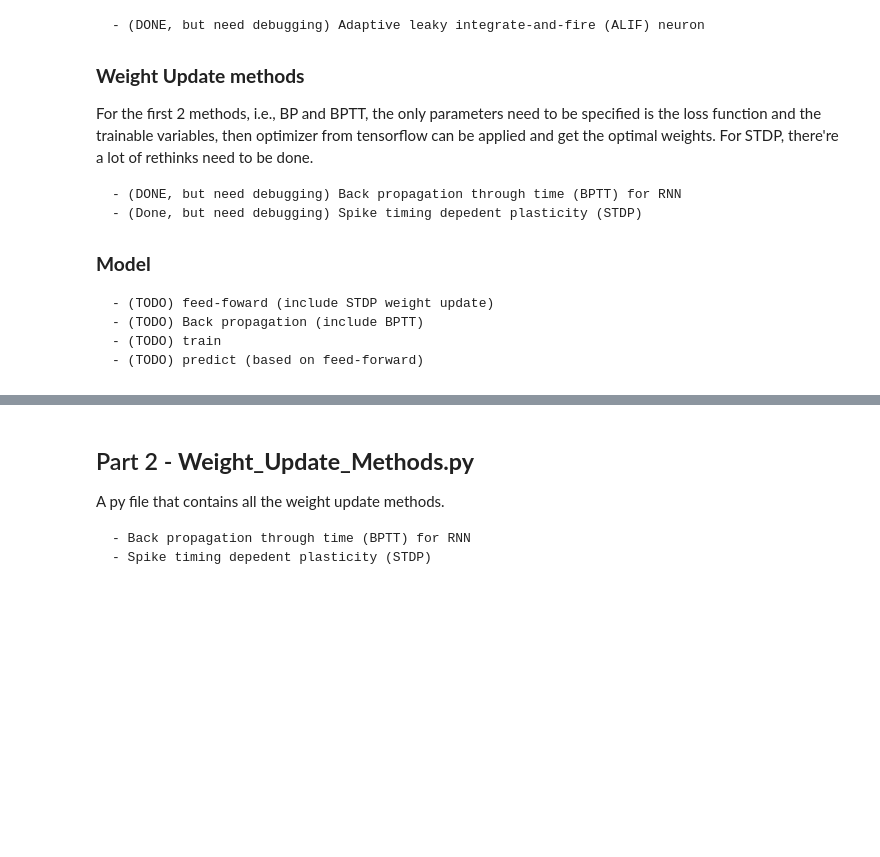
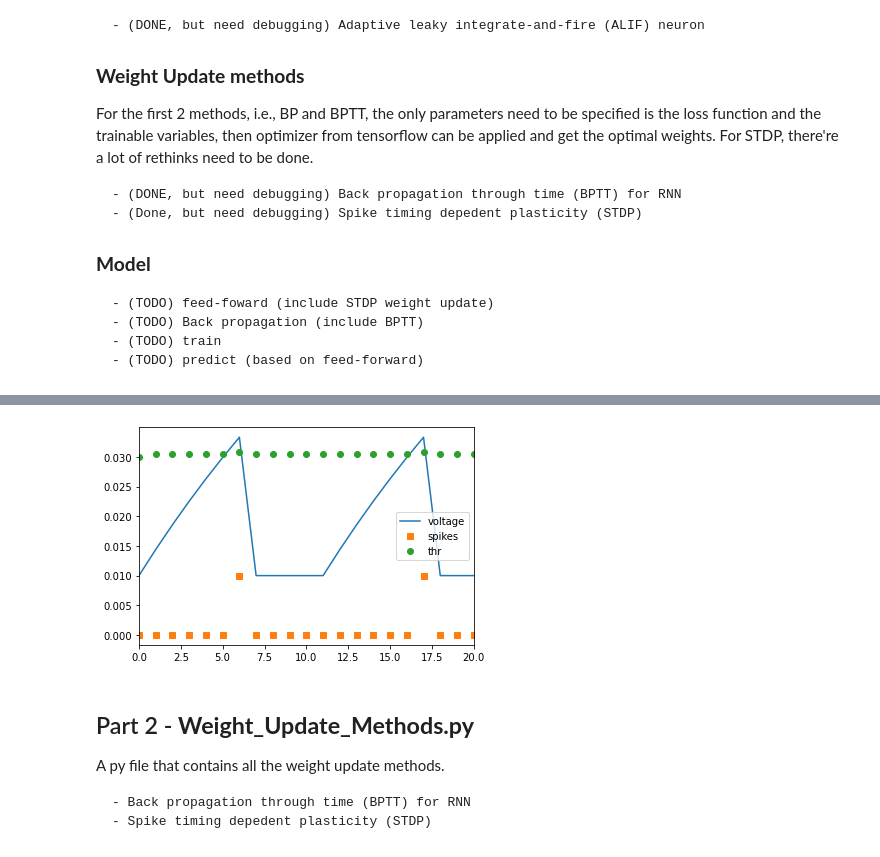
Before and after one commit to ChrizZhuang/Adaptive_SRNN_memtransistor, a Jupyter notebook: SRNN_develop.ipynb, the cells around one changed output, grey strips where cells are left out. Saved outputs shown, nothing was run; the diff lists cells and outputs as text; code cells hidden in the pictures; blank space fills up the shorter version.

Commit message:
add non-recurrent layer of IF, LIF and ALIF

```diff
--- a/SRNN_develop.ipynb
+++ b/SRNN_develop.ipynb
@@ -76 +332,25 @@ def weight_matrix_with_delay_dimension(w, d, n_delay):
+# %%
+times = np.linspace(0, 100, 101)
+ALIF_trial = ALIF(n=10, type='input', n_ref=5, beta=1.8)
+z_pres = 0.1*np.ones([len(times), LIF_trial.n])
+v_history = [ALIF_trial.v[0]]
+z_history = [ALIF_trial.z[0]]
+thr_history = [ALIF_trial.thr_list[0]]
+for i in range(len(times)-1):
+    ALIF_trial.dynamic(z_pres[i])
+    #print(ALIF_trial.thr_list[0])
+    #print(ALIF_trial.z[0])
+    #print(ALIF_trial.v[0])
+    v_history.append(ALIF_trial.v[0])
+    z_history.append(ALIF_trial.z[0])
+    thr_history.append(ALIF_trial.thr_list[0])
+
+plt.plot(times, v_history, label='voltage')
+plt.plot(times, 0.01*np.array(z_history), 's', label='spikes')
+plt.plot(times, np.array(thr_history), 'o', label='thr')
+plt.xlim(0, 20)
+plt.legend()
+plt.show()
+# %% [output]
+[figure, added]
 # %%
```
Also changed, not shown: parts of 9 cells of this notebook.
